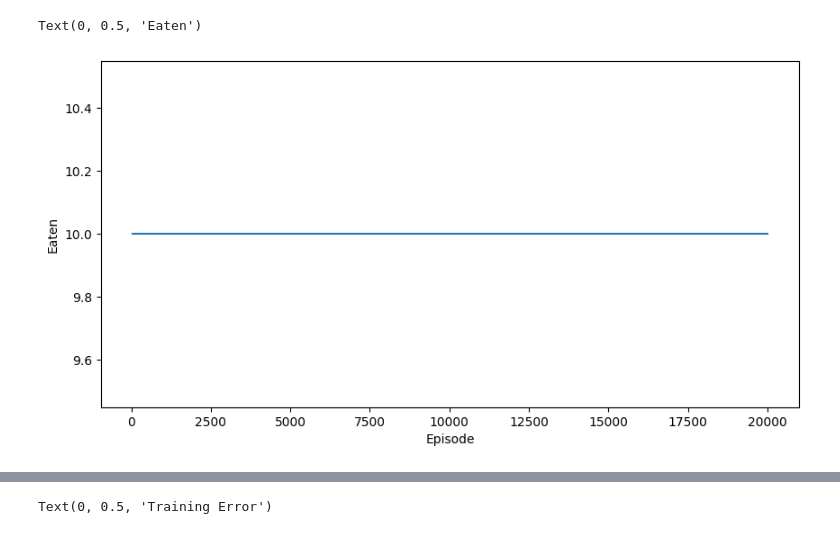
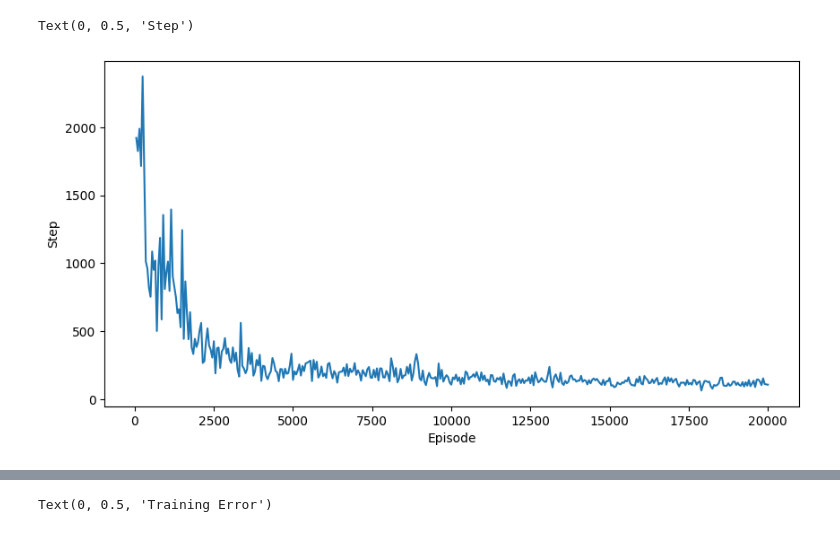
Before and after one commit to erikalena/Deep-QNetworks, a Jupyter notebook: notebook/dqn_plot.ipynb, the cells around one changed output, grey strips where cells are left out. Drawn from its saved outputs; the diff is of its cells as text; code cells hidden in the pictures.

```diff
--- a/notebook/dqn_plot.ipynb
+++ b/notebook/dqn_plot.ipynb
@@ -8,7 +8,7 @@ import matplotlib.pyplot as plt
 import json
 # %%
 job_id = "18839"
-result_path = "../results/cnn/" + job_id + "/log.json"
+result_path = "../results/cnn/" + job_id + "/_log.json"
 # %%
 log = json.load(open(result_path, "r"))
 # %%
@@ -16,15 +16,17 @@ log = json.load(open(result_path, "r"))
 episodes = [key for key in log.keys() if "episode" in key]
 episodes = sorted(episodes, key=lambda x: int(x.split("_")[1]))
 # %%
-eaten = [log[episode]["mean_eaten"] for episode in episodes]
+eaten = [log[episode]["mean_step"] for episode in episodes]
 episodes_int = [int(episode.split("_")[1]) for episode in episodes]
+epsilons = [float(log[episode]["epsilon"]) for episode in episodes]
 
 plt.figure(figsize=(10, 5))
 plt.plot(episodes_int, eaten)
+#add epsilon
 #add axis labels
 plt.xlabel("Episode")
-plt.ylabel("Eaten")
+plt.ylabel("Step")
 # %% [output]
-Text(0, 0.5, 'Eaten')
+Text(0, 0.5, 'Step')
-[figure, old version]
+[figure, new version]
 # %%
```
Also changed, not shown: parts of 2 cells of this notebook, 2 other files.
